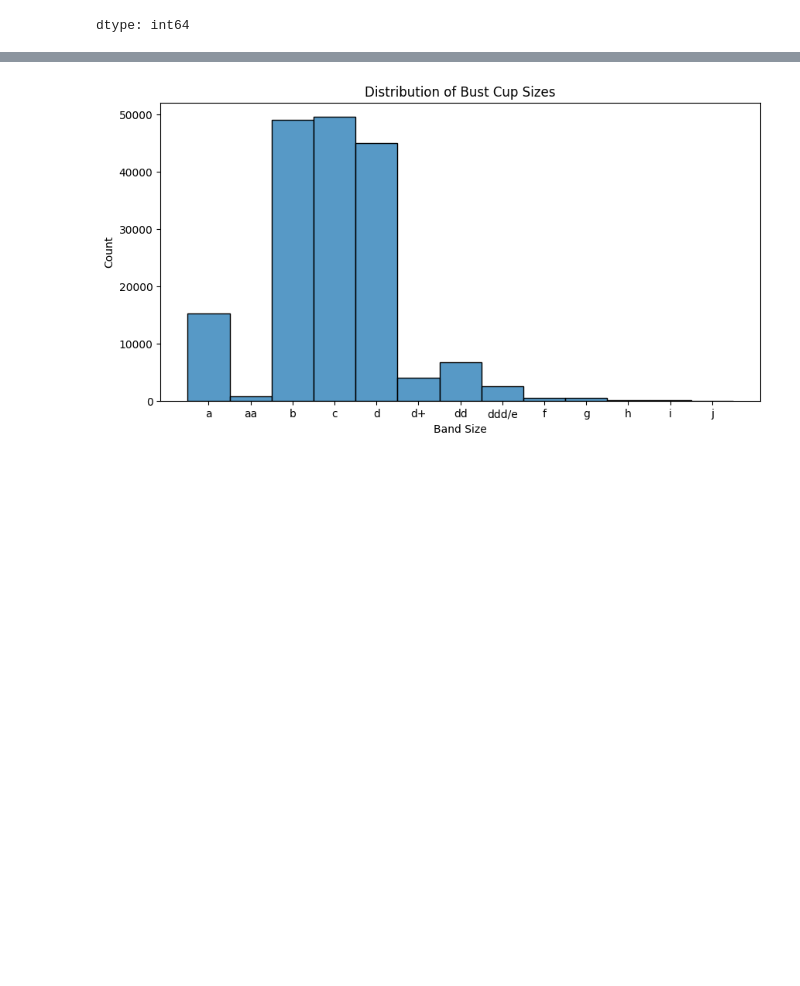
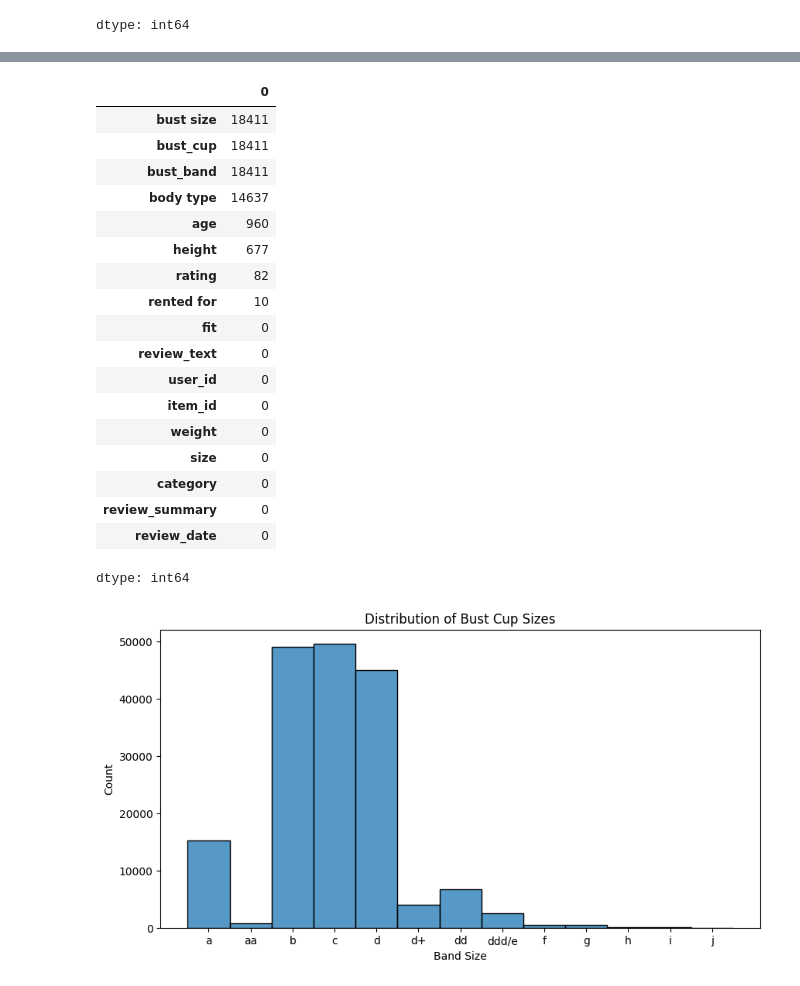
Before and after one commit to kpacker77/CSE158_Assign2, a Jupyter notebook: Assignment2.ipynb, the cells around one changed output, grey strips where cells are left out. Saved outputs shown, nothing was run; the diff lists cells and outputs as text; code cells hidden in the pictures; blank space fills up the shorter version.

```diff
--- a/Assignment2.ipynb
+++ b/Assignment2.ipynb
@@ -242,6 +190,28 @@ df['bust_band'] = df['bust size'].str.extract(r'(\d+)').astype(float)
 
 # Extract cup letters (including extended like DDD/E, +, etc.)
 df['bust_cup'] = df['bust size'].str.extract(r'([a-zA-Z\+\-/]+)')
+# %%
+df.isna().sum().sort_values(ascending=False)
+# %% [output]
+|  | 0 |
+| bust size | 18411 |
+| bust_cup | 18411 |
+| bust_band | 18411 |
+| body type | 14637 |
+| age | 960 |
+| height | 677 |
+| rating | 82 |
+| rented for | 10 |
+| fit | 0 |
+| review_text | 0 |
+| user_id | 0 |
+| item_id | 0 |
+| weight | 0 |
+| size | 0 |
+| category | 0 |
+| review_summary | 0 |
+| review_date | 0 |
+dtype: int64
 # %%
 plt.figure(figsize=(10,5))
 sns.histplot(df['bust_cup'].sort_values(), bins=10, kde=False)
```
Also changed, not shown: parts of 50 cells of this notebook.
